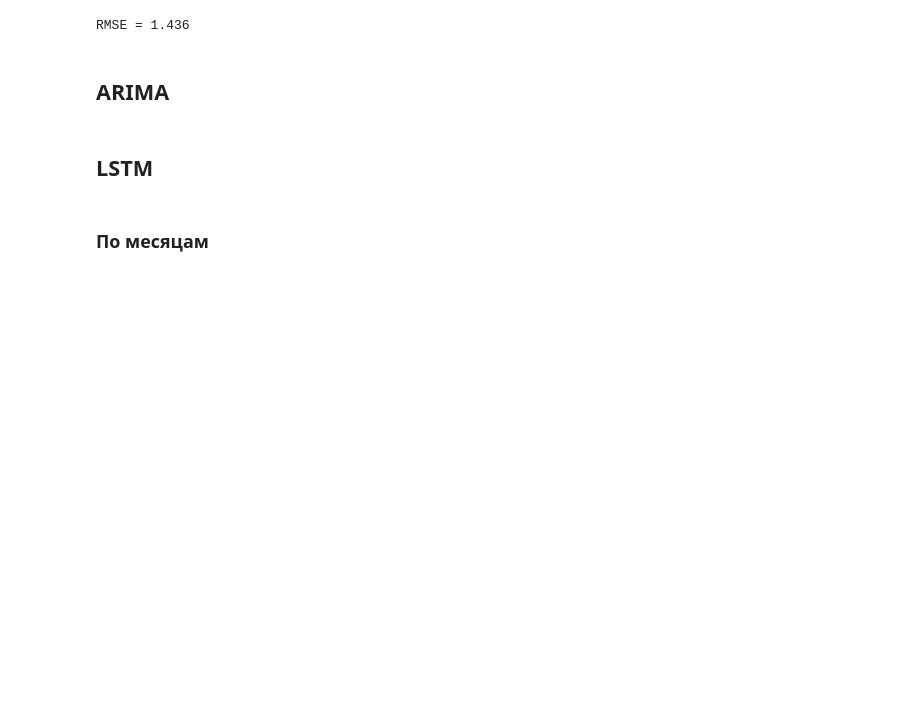
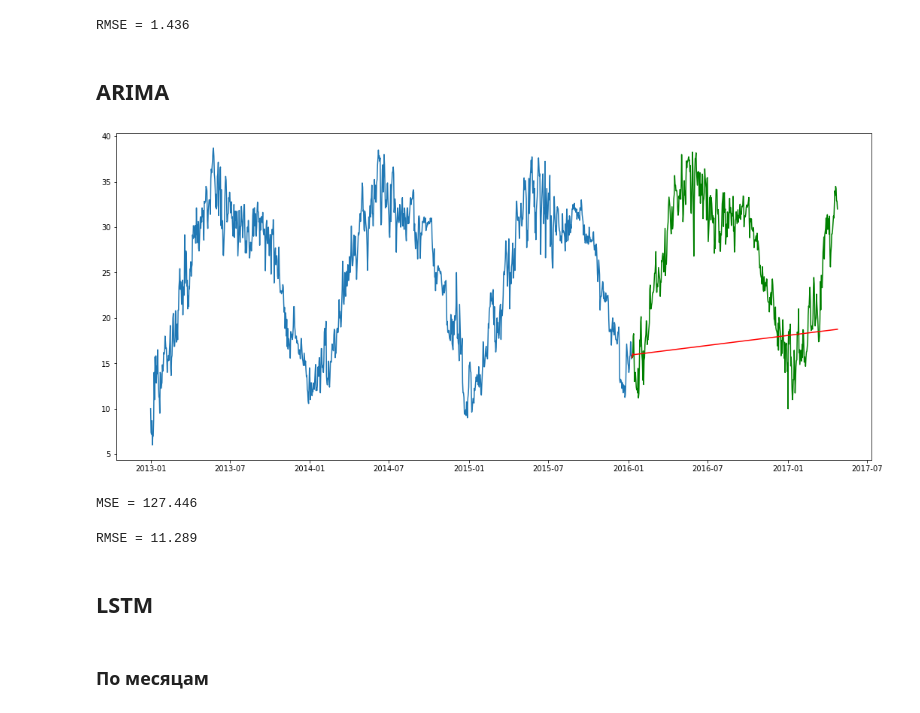
Before and after one commit to maxim8051/TimeSeriesItmoLab, a Jupyter notebook: TimeSeries.ipynb, the cells around one changed output. Cells and saved outputs as stored; diff of their text form; code cells hidden in the pictures; blank space fills up the shorter version.

```diff
--- a/TimeSeries.ipynb
+++ b/TimeSeries.ipynb
@@ -256,6 +257,37 @@ print(f'RMSE = {round(rmse, 3)}')
 RMSE = 1.436
 # %% [markdown]
 ## ARIMA
+# %%
+train = df['meantemp'][:int(np.floor((len(df)/100)*70))]
+test = df['meantemp'][int(np.floor((len(df)/100)*70)):]
+
+model = ARIMA(train, order=(3, 2, 1))
+fitted = model.fit()
+
+fc = fitted.get_forecast(len(df['meantemp'][int(np.floor((len(df)/100)*70)):]))
+conf = fc.conf_int(alpha=0.05)
+
+predictions = pd.Series(fc.predicted_mean, index=test.index)
+lower_series = pd.Series(conf.iloc[:, 0], index=test.index)
+upper_series = pd.Series(conf.iloc[:, 1], index=test.index)
+
+plt.plot(train)
+plt.plot(test, color='green')
+plt.plot(predictions, color='red')
+ax.legend(['train', 'test', 'predicted'])
+plt.show()
+# %% [output]
+[figure, added]
+# %%
+mse = mean_squared_error(test, predictions)
+print(f'MSE = {round(mse,3)}')
+# %% [output]
+MSE = 127.446
+# %%
+rmse = np.sqrt(mse)
+print(f'RMSE = {round(rmse,3)}')
+# %% [output]
+RMSE = 11.289
 # %% [markdown]
 ## LSTM
 # %% [markdown]
```
Also changed, not shown: parts of 1 cell of this notebook.
